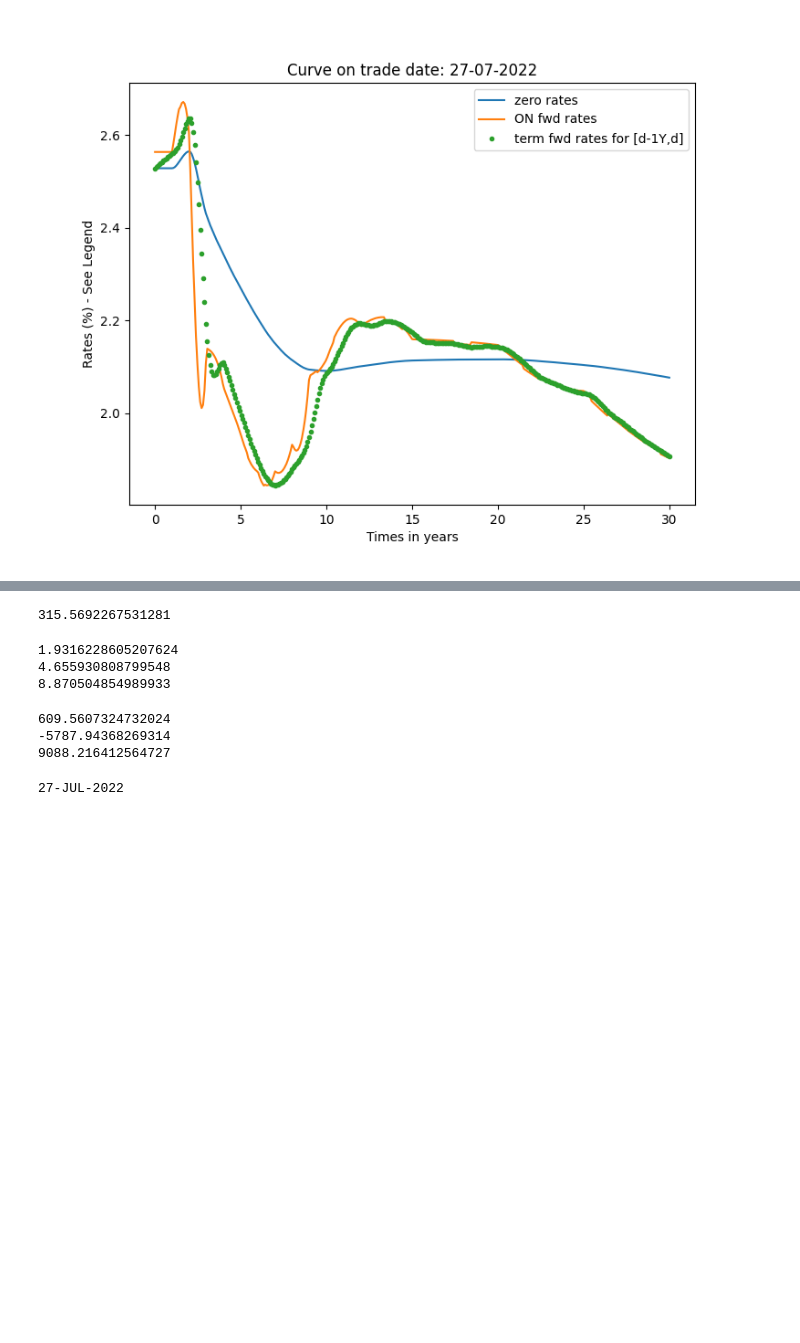
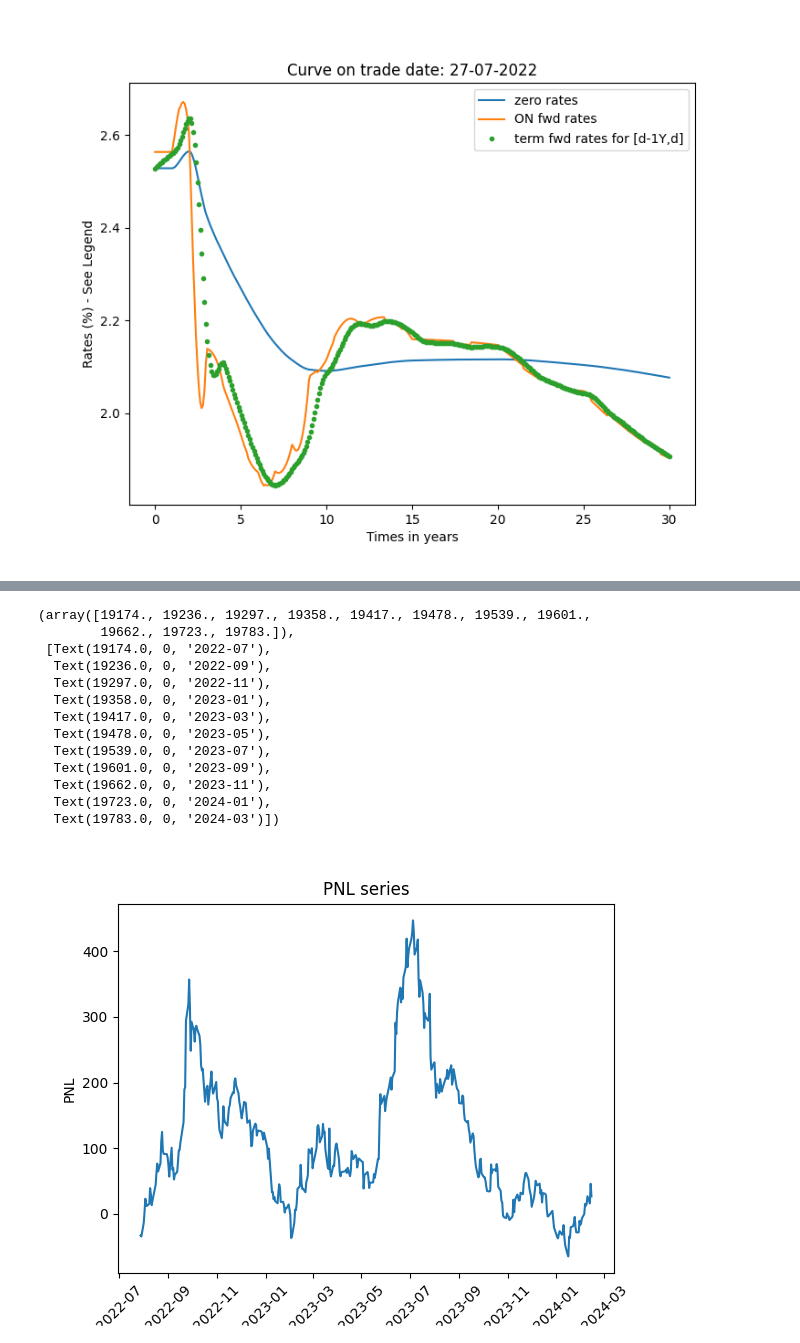
Before and after one commit to QizheCui/PCA_Butterfly_Trading_Strategy, a Jupyter notebook: LiborVersion/PCA_Trade_Libor.ipynb, the cells around one changed output, grey strips where cells are left out. Saved outputs shown, nothing was run; the diff lists cells and outputs as text; code cells hidden in the pictures; blank space fills up the shorter version.

```diff
--- a/LiborVersion/PCA_Trade_Libor.ipynb
+++ b/LiborVersion/PCA_Trade_Libor.ipynb
@@ -280,27 +309,53 @@ swap2y.swap_rate(valuation_date=valuation_date, discount_curve=curve)
-# %%
-swap2y.value(valuation_date=valuation_date, discount_curve=curve)
-# %% [output]
-315.5692267531281
-# %%
-print(swap2y.pv01(valuation_date=valuation_date, discount_curve=curve))
-print(swap5y.pv01(valuation_date=valuation_date, discount_curve=curve))
-print(swap10y.pv01(valuation_date=valuation_date, discount_curve=curve))
-# %% [output]
-1.9316228605207624
-4.655930808799548
-8.870504854989933
-# %%
-dv01_2y = swap2y.pv01(valuation_date=valuation_date, discount_curve=curve)*swap2y.value(valuation_date=valuation_date, discount_curve=curve)
-print(dv01_2y)
-dv01_5y = swap5y.pv01(valuation_date=valuation_date, discount_curve=curve)*swap5y.value(valuation_date=valuation_date, discount_curve=curve)
-print(dv01_5y)
-dv01_10y = swap10y.pv01(valuation_date=valuation_date, discount_curve=curve)*swap10y.value(valuation_date=valuation_date, discount_curve=curve)
-print(dv01_10y)
-# %% [output]
-609.5607324732024
--5787.94368269314
-9088.216412564727
-# %%
-valuation_date
-# %% [output]
-27-JUL-2022
+# %%
+# calculate PNL series (probably need to change the way we calculate pnl)
+# the trade date is the first date after 6m
+trade_date =  df_yield.index[df_yield.index>end_date][0] # trade from first available date after 6m
+day, month, year = trade_date.day, trade_date.month, trade_date.year
+valuation_date = Date(day, month, year) # the initial date we want to value
+spot_days = 0
+settlement_date = valuation_date.add_weekdays(spot_days)
+
+post_trade_dates = df_yield.index[df_yield.index > trade_date] # dates after trade date
+curve = curves[trade_date] # initialie curve
+# initialize a pd series with 0 pnl for each date
+trade_to_use = fly_spot_2_5_10
+pnl_series = pd.Series(np.zeros(len(post_trade_dates)),index=post_trade_dates)
+
+# PNL calculation
+for date in post_trade_dates:
+    day, month, year = date.day, date.month, date.year
+    new_valuation_date = Date(day, month, year)
+    current_curve = curves[date] # the curve on the date
+    for swap in trade_to_use.values():
+        # need to know which swap this is so i can put ffr, only for 2y, 5y, 10y
+        if swap._maturity_date == swap2y._maturity_date:
+            ffr = ffr_2y
+        elif swap._maturity_date == swap5y._maturity_date:
+            ffr = ffr_5y
+        else:
+            ffr = ffr_10y
+        # add the pnl for each swap as swap(day_i) - swap(day_0)
+        pnl_series[date] += swap.value(valuation_date = new_valuation_date, discount_curve=current_curve, firstFixingRate=ffr) \
+        - swap.value(valuation_date=valuation_date, discount_curve = curve)
+        #print(f"date: {date.strftime('%d-%m-%Y')}, pnl: {pnl_series[date]}")
+plt.figure()
+plt.plot(pnl_series)
+plt.title('PNL series')
+plt.xlabel('Date')
+plt.ylabel('PNL')
+plt.xticks(rotation=45)
+# %% [output]
+(array([19174., 19236., 19297., 19358., 19417., 19478., 19539., 19601.,
+        19662., 19723., 19783.]),
+ [Text(19174.0, 0, '2022-07'),
+  Text(19236.0, 0, '2022-09'),
+  Text(19297.0, 0, '2022-11'),
+  Text(19358.0, 0, '2023-01'),
+  Text(19417.0, 0, '2023-03'),
+  Text(19478.0, 0, '2023-05'),
+  Text(19539.0, 0, '2023-07'),
+  Text(19601.0, 0, '2023-09'),
+  Text(19662.0, 0, '2023-11'),
+  Text(19723.0, 0, '2024-01'),
+  Text(19783.0, 0, '2024-03')])
+[figure, added]
```
Also changed, not shown: parts of 14 cells of this notebook, 3 other files.
